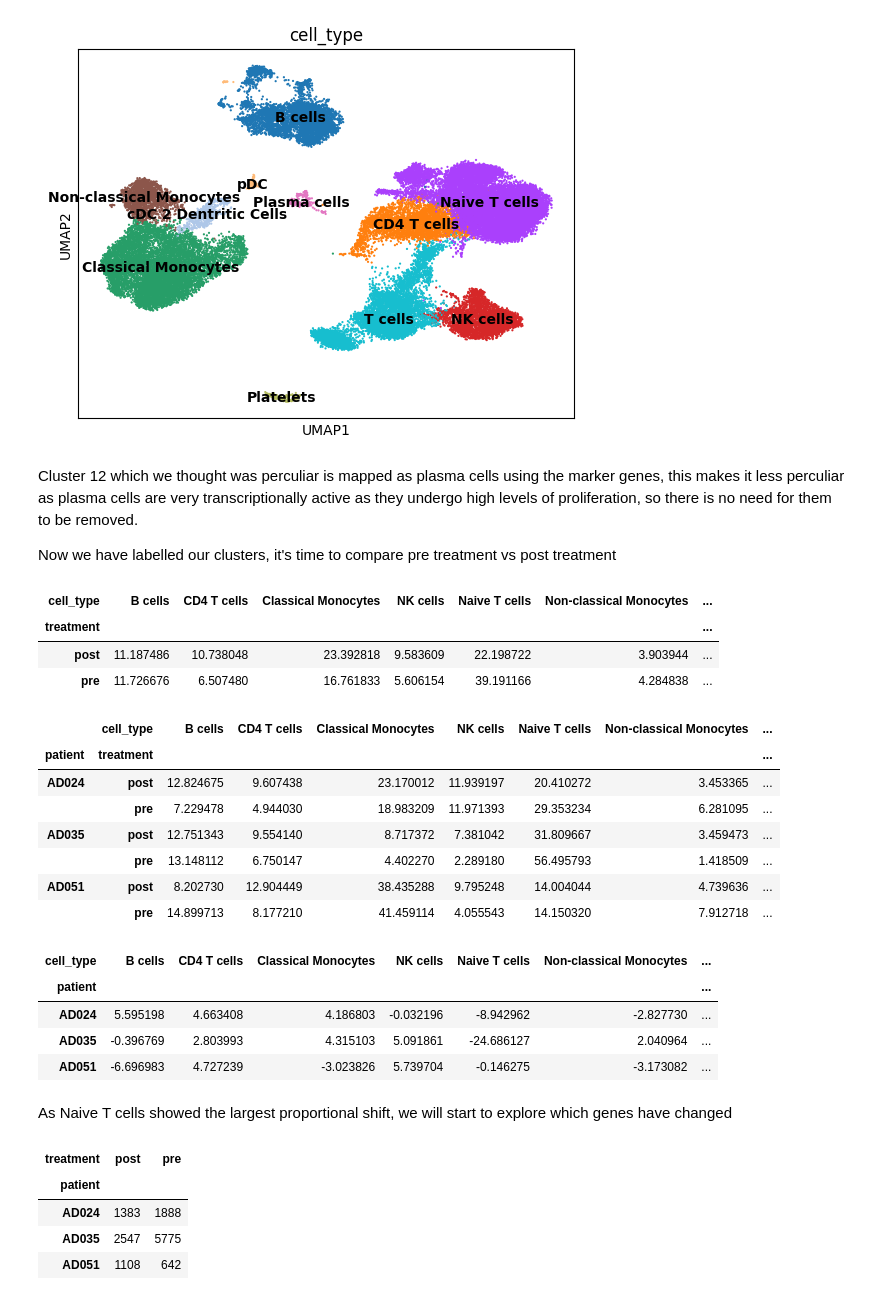
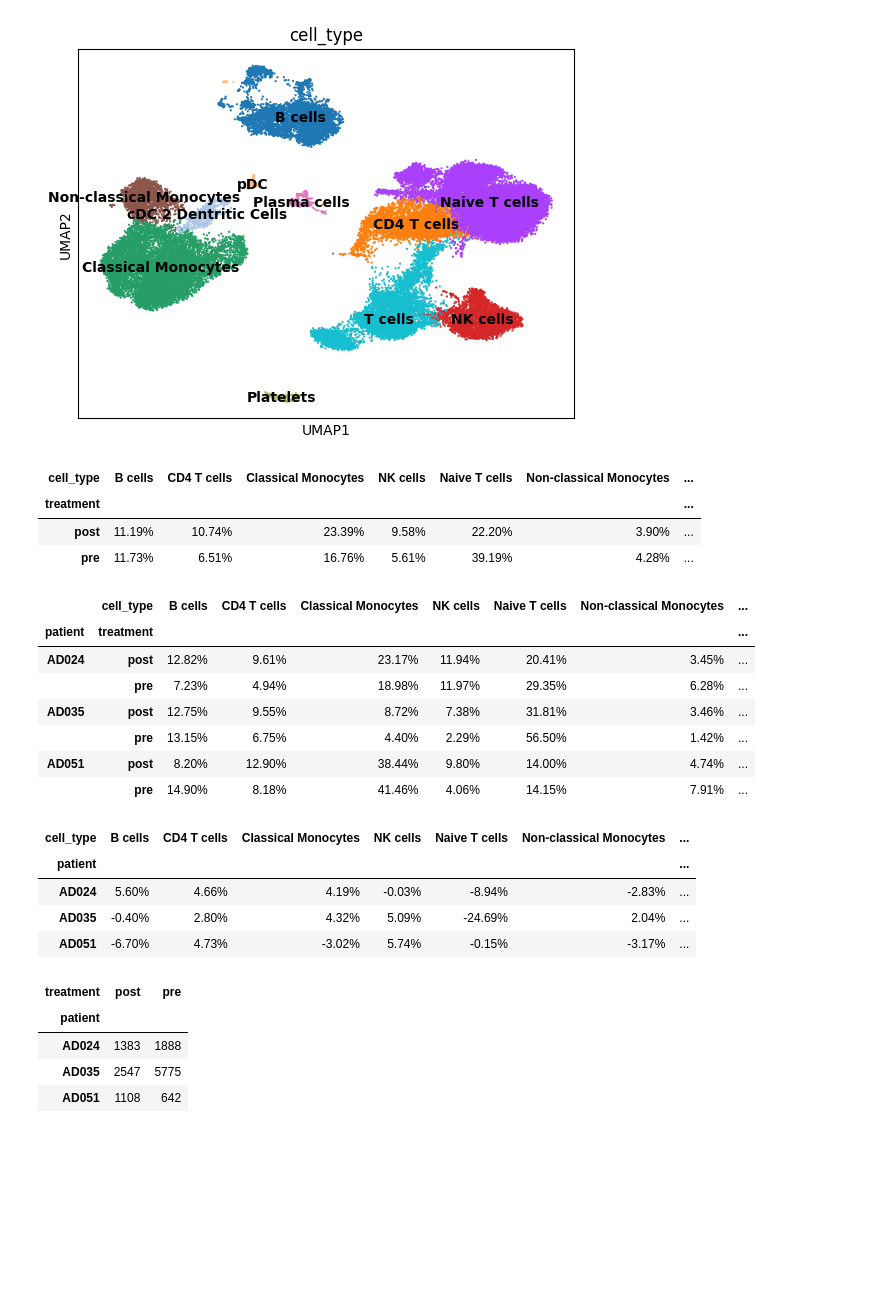
Before and after one commit to OliverWinter1/Dupilumab-PBMC-scRNAseq-Analysis, a Jupyter notebook: Main.ipynb, the cells around one changed output. Saved outputs shown, nothing was run; the diff lists cells and outputs as text; code cells hidden in the pictures; blank space fills up the shorter version.

```diff
--- a/Main.ipynb
+++ b/Main.ipynb
@@ -203,7 +186,7 @@ def preprocessing(file, patient, treatment, sample):
     adata.obs["sample"] = sample
 
     sc.pp.calculate_qc_metrics(
-    pre_adata,
+    adata,
     inplace=True,
     percent_top=None,
     )
@@ -325,15 +304,15 @@ samples = {
     "AD024_post": AD024_post,
     "AD035_pre": AD035_pre,
     "AD035_post": AD035_post,
-    "AD036_pre": AD051_pre,
-    "AD036_post": AD051_post,
+    "AD051_pre": AD051_pre,
+    "AD051_post": AD051_post,
 }
 
-adata = adata = ad.concat(
+adata = ad.concat(
     samples,
     join="inner",
     merge="same",
-    index_unique="_"
+    index_unique="_" # makes each cell_barcode unique
 )
 
 print(adata.shape)
@@ -691,76 +658,70 @@ sc.pl.umap(
 )
 # %% [output]
 [figure]
-# %% [markdown]
-Cluster 12 which we thought was perculiar is mapped as plasma cells using the marker genes, this makes it less perculiar as plasma cells are very transcriptionally active as they undergo high levels of proliferation, so there is no need for them to be removed.
-
-Now we have labelled our clusters, it's time to compare pre treatment vs post treatment
 # %%
-cell_counts = pd.crosstab(
+treatment_cell_counts = pd.crosstab(
     adata_marker.obs["treatment"],
     adata_marker.obs["cell_type"]
 )
 
-cell_proportions = cell_counts.div(
-    cell_counts.sum(axis=1),
+treatment_cell_proportions = treatment_cell_counts.div(
+    treatment_cell_counts.sum(axis=1),
     axis=0
 )
 
-cell_proportions * 100
+treatment_cell_proportions.style.format("{:.2%}")
 # %% [output]
 | cell_type | B cells | CD4 T cells | Classical Monocytes | NK cells | Naive T cells | Non-classical Monocytes | ... |
 | treatment |  |  |  |  |  |  | ... |
-| post | 11.187486 | 10.738048 | 23.392818 | 9.583609 | 22.198722 | 3.903944 | ... |
-| pre | 11.726676 | 6.507480 | 16.761833 | 5.606154 | 39.191166 | 4.284838 | ... |
+| post | 11.19% | 10.74% | 23.39% | 9.58% | 22.20% | 3.90% | ... |
+| pre | 11.73% | 6.51% | 16.76% | 5.61% | 39.19% | 4.28% | ... |
 # %%
-cell_counts = pd.crosstab(
+patient_cell_counts = pd.crosstab(
     [adata_marker.obs["patient"],
     adata_marker.obs["treatment"]
     ],
     adata_marker.obs["cell_type"]
 )
 
-cell_proportions = cell_counts.div(
-    cell_counts.sum(axis=1),
+patient_cell_proportions = patient_cell_counts.div(
+    patient_cell_counts.sum(axis=1),
     axis=0
 )
 
-cell_proportions * 100
+patient_cell_proportions.style.format("{:.2%}")
 # %% [output]
 |  | cell_type | B cells | CD4 T cells | Classical Monocytes | NK cells | Naive T cells | Non-classical Monocytes | ... |
 | patient | treatment |  |  |  |  |  |  | ... |
-| AD024 | post | 12.824675 | 9.607438 | 23.170012 | 11.939197 | 20.410272 | 3.453365 | ... |
-|  | pre | 7.229478 | 4.944030 | 18.983209 | 11.971393 | 29.353234 | 6.281095 | ... |
-| AD035 | post | 12.751343 | 9.554140 | 8.717372 | 7.381042 | 31.809667 | 3.459473 | ... |
-|  | pre | 13.148112 | 6.750147 | 4.402270 | 2.289180 | 56.495793 | 1.418509 | ... |
-| AD051 | post | 8.202730 | 12.904449 | 38.435288 | 9.795248 | 14.004044 | 4.739636 | ... |
-|  | pre | 14.899713 | 8.177210 | 41.459114 | 4.055543 | 14.150320 | 7.912718 | ... |
+| AD024 | post | 12.82% | 9.61% | 23.17% | 11.94% | 20.41% | 3.45% | ... |
+|  | pre | 7.23% | 4.94% | 18.98% | 11.97% | 29.35% | 6.28% | ... |
+| AD035 | post | 12.75% | 9.55% | 8.72% | 7.38% | 31.81% | 3.46% | ... |
+|  | pre | 13.15% | 6.75% | 4.40% | 2.29% | 56.50% | 1.42% | ... |
+| AD051 | post | 8.20% | 12.90% | 38.44% | 9.80% | 14.00% | 4.74% | ... |
+|  | pre | 14.90% | 8.18% | 41.46% | 4.06% | 14.15% | 7.91% | ... |
 # %%
-prop_table = cell_proportions.reset_index()
+proportion_table = patient_cell_proportions.reset_index() #moves patient and treatment back into the normal dataframe collumns
 
-pre = (
-    prop_table[prop_table["treatment"] == "pre"]
+pre_treament_props = (
+    proportion_table[proportion_table["treatment"] == "pre"]
     .set_index("patient")
     .drop(columns="treatment")
 )
 
-post = (
-    prop_table[prop_table["treatment"] == "post"]
+post_treatment_props = (
+    proportion_table[proportion_table["treatment"] == "post"]
     .set_index("patient")
     .drop(columns="treatment")
 )
 
-change = post - pre
+proportion_change = post_treatment_props - pre_treament_props
 
-change * 100
+proportion_change.style.format("{:.2%}")
 # %% [output]
 | cell_type | B cells | CD4 T cells | Classical Monocytes | NK cells | Naive T cells | Non-classical Monocytes | ... |
 | patient |  |  |  |  |  |  | ... |
-| AD024 | 5.595198 | 4.663408 | 4.186803 | -0.032196 | -8.942962 | -2.827730 | ... |
-| AD035 | -0.396769 | 2.803993 | 4.315103 | 5.091861 | -24.686127 | 2.040964 | ... |
-| AD051 | -6.696983 | 4.727239 | -3.023826 | 5.739704 | -0.146275 | -3.173082 | ... |
+| AD024 | 5.60% | 4.66% | 4.19% | -0.03% | -8.94% | -2.83% | ... |
+| AD035 | -0.40% | 2.80% | 4.32% | 5.09% | -24.69% | 2.04% | ... |
+| AD051 | -6.70% | 4.73% | -3.02% | 5.74% | -0.15% | -3.17% | ... |
-# %% [markdown]
-As Naive T cells showed the largest proportional shift, we will start to explore which genes have changed
 # %%
 naive_t = adata_marker[
     adata_marker.obs["cell_type"] == "Naive T cells"
```
Also changed, not shown: parts of 25 cells of this notebook.
